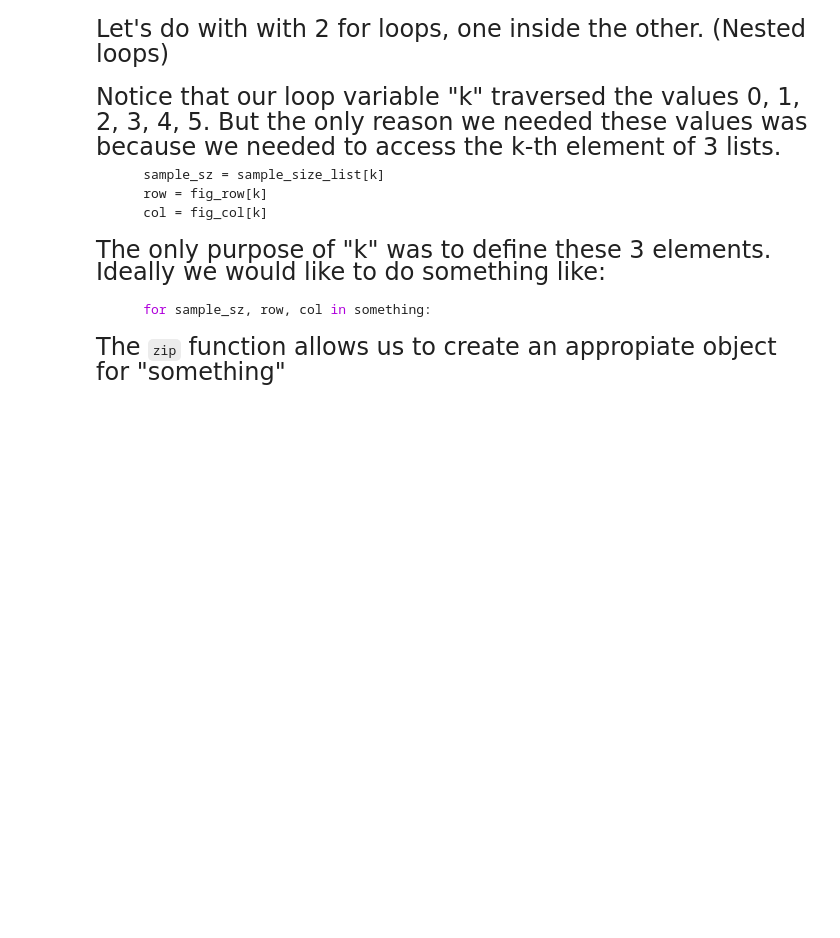
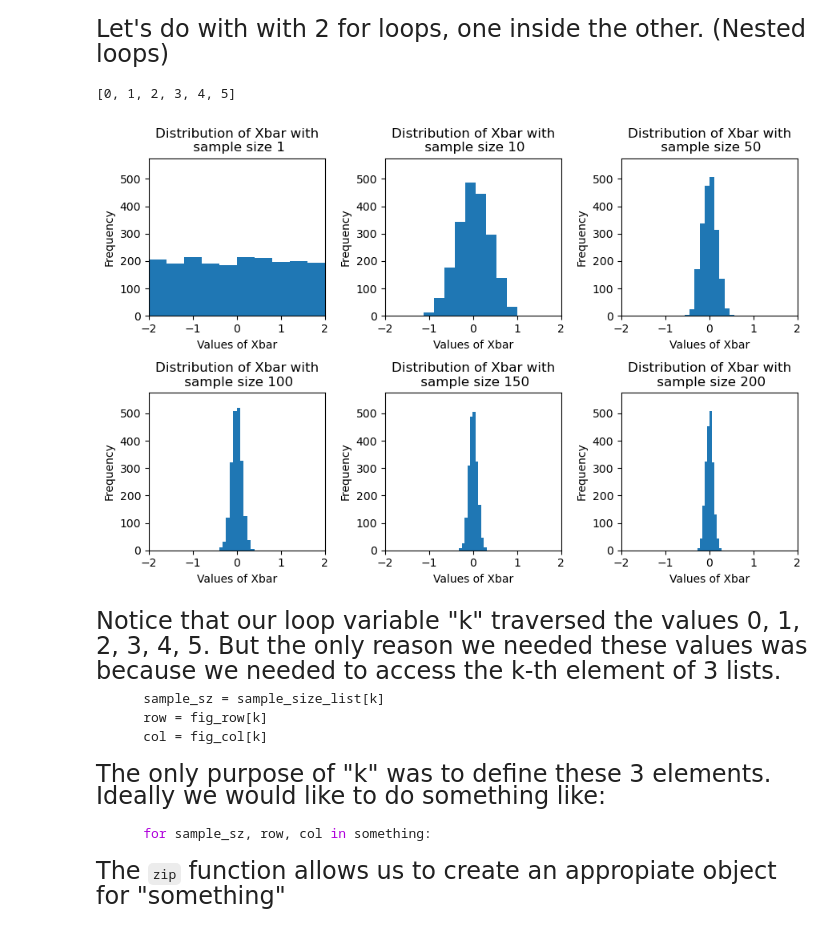
Before and after one commit to AxParr/qtm151fall2025, a Jupyter notebook: Lecture_08 - random variables/Lecture8 copy.ipynb, the cells around one changed output. Cells and saved outputs as stored; diff of their text form; code cells hidden in the pictures; blank space fills up the shorter version.

```diff
--- a/Lecture_08 - random variables/Lecture8 copy.ipynb
+++ b/Lecture_08 - random variables/Lecture8 copy.ipynb
@@ -412,34 +414,39 @@ num_simulations = 2000
 sample_size_list = [1,10,50,100,150,200]
 fig_row = [0, 0, 0, 1, 1, 1]
 fig_col = [0, 1, 2, 0, 1, 2]
 
 N = len(sample_size_list)
 
 fig, subfig_array = plt.subplots(2, 3, figsize = (9,6))
 
 xmin = -2
 xmax = 2
-ymax = 550
+ymax = 575
+
+print(list(range(N)))
 
 for k in range(N):
     sample_sz = sample_size_list[k]
     row = fig_row[k]
     col = fig_col[k]
 
     vec_xbar = np.zeros(num_simulations)
     for iteration in range(num_simulations):
         vec_unif  = np.random.uniform(low = -2, high=2, size = sample_sz)
         vec_xbar[iteration] = vec_unif.mean()
 
     subfig_array[row,col].hist(vec_xbar)
     subfig_array[row,col].set_title("Distribution of Xbar with\n sample size " + str(sample_sz))
     subfig_array[row,col].set_ylabel("Frequency")
     subfig_array[row,col].set_xlabel("Values of Xbar")
     subfig_array[row,col].set_xlim(xmin,xmax)
     subfig_array[row,col].set_ylim(top=ymax)
 
 plt.tight_layout()
 plt.show()
+# %% [output]
+[0, 1, 2, 3, 4, 5]
+[figure, added]
 # %% [markdown]
 <font size = "5">
 Notice that our loop variable "k" traversed the values 0, 1, 2, 3, 4, 5. But the only reason we needed these values was because we needed to access the k-th element of 3 lists.
```
Also changed, not shown: parts of 8 cells of this notebook, 4 other files.
